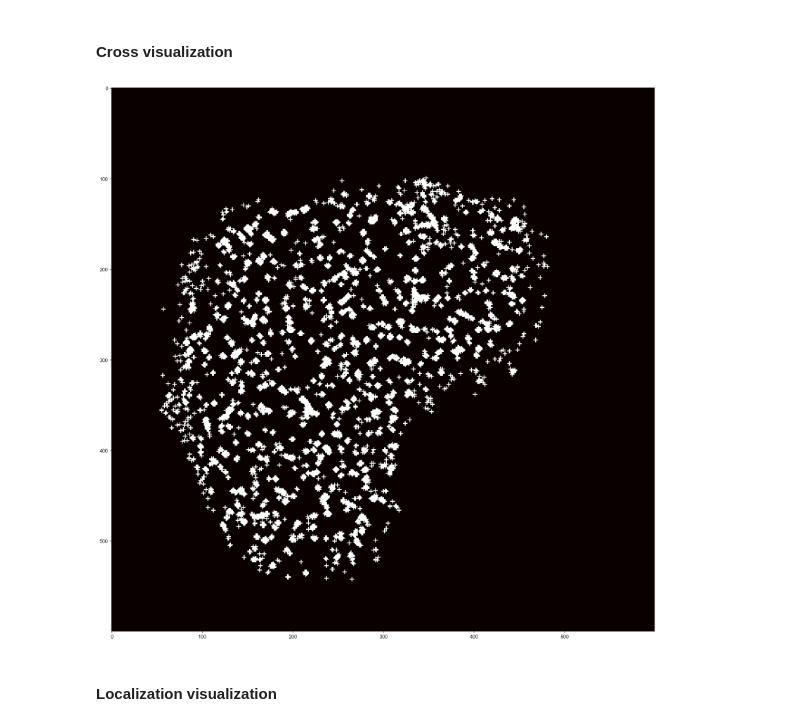
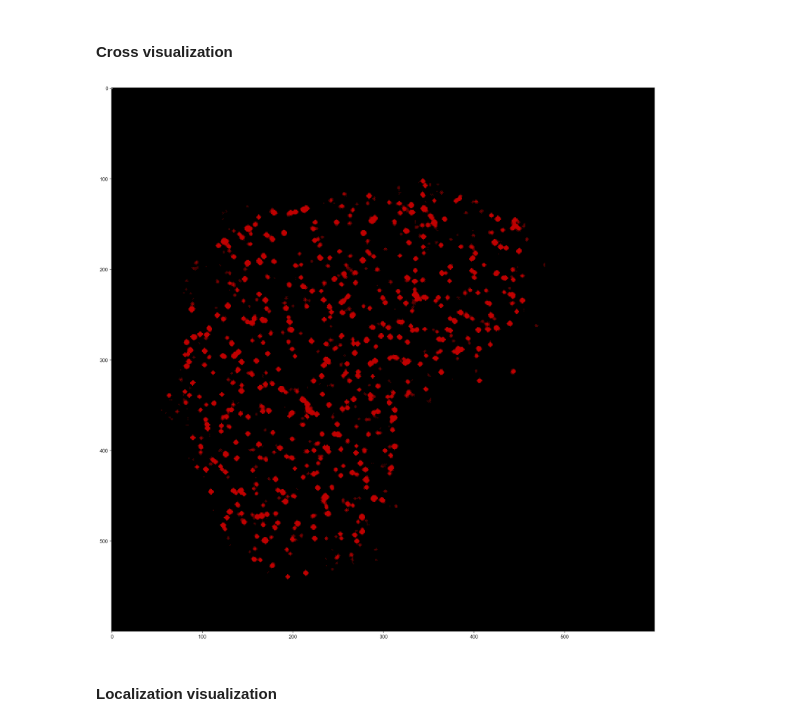
Before and after one commit to sryoshida/scgroup_rotation_project, a Jupyter notebook: Notebooks/hub_pipeline/hub_quantification_exploratory.ipynb, the cells around one changed output. Drawn from its saved outputs; the diff is of its cells as text; code cells hidden in the pictures.

```diff
--- a/Notebooks/hub_pipeline/hub_quantification_exploratory.ipynb
+++ b/Notebooks/hub_pipeline/hub_quantification_exploratory.ipynb
@@ -51,24 +51,31 @@ roi_arr_nm = np.zeros((roi_x_nm, roi_y_nm))
 # %%
 include_cross = True
 
 cross_size = 2 #px in each direction from localization
 roi_arr_px_cross = np.copy(roi_arr_px)
 
 if include_cross == True:
     for i, j in zip(x_arr_px, y_arr_px):
         i_round, j_round = int(np.round(i)), int(np.round(j))
         for k in range(-cross_size, cross_size + 1):
             if ((i_round + k) < len(roi_arr_px)) and ((j_round + k) < len(roi_arr_px)):
                 roi_arr_px_cross[i_round + k, j_round] = roi_arr_px_cross[i_round + k, j_round] + 1
                 roi_arr_px_cross[i_round, j_round + k] = roi_arr_px_cross[i_round, j_round + k] + 1
+
+                roi_arr_px_cross[i_round-1, j_round-1] = roi_arr_px_cross[i_round-1, j_round-1] + .25
+                roi_arr_px_cross[i_round+1, j_round+1] = roi_arr_px_cross[i_round+1, j_round+1] + .25
+                roi_arr_px_cross[i_round-1, j_round+1] = roi_arr_px_cross[i_round-1, j_round+1] + .25
+                roi_arr_px_cross[i_round+1, j_round-1] = roi_arr_px_cross[i_round+1, j_round-1] + .25
             else:
                 continue
-    roi_arr_px_cross[roi_arr_px_cross > 0] = 1
+    roi_arr_px_cross[roi_arr_px_cross < 3] = 0
+    roi_arr_px_cross[roi_arr_px_cross > 10] = 10
+    roi_arr_px_cross[0][0] = 20
     plt.figure(figsize = (20,20))
-    plt.imshow(roi_arr_px_cross, cmap='hot')
+    plt.imshow(roi_arr_px_cross, cmap='gist_heat')
     plt.show()
 # %% [output]
-[figure, old version]
+[figure, new version]
 # %% [markdown]
 #### Localization visualization
 # %%
```
Also changed, not shown: parts of 9 cells of this notebook, 4 other files.
